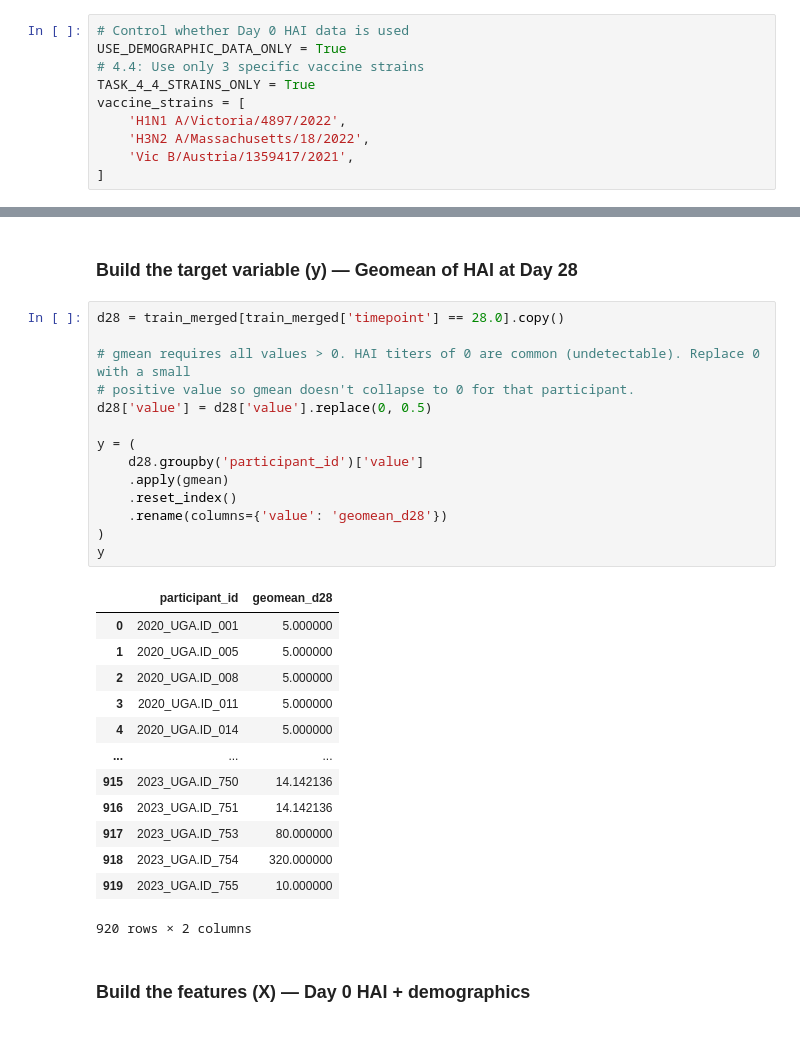
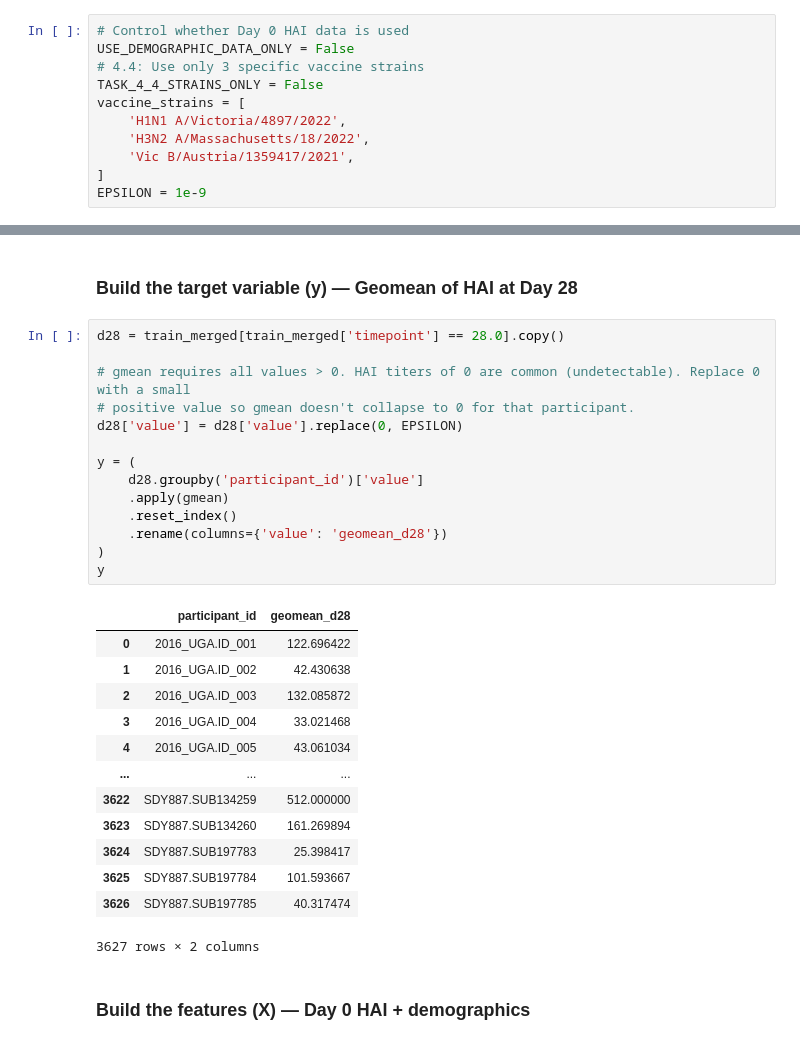
Before and after one commit to DirtyChay/cmi-flu-prediction-challenge, a Jupyter notebook: task_4_5.ipynb, the cells around one changed output, grey strips where cells are left out. Saved outputs shown, nothing was run; the diff lists cells and outputs as text.

```diff
--- a/task_4_5.ipynb
+++ b/task_4_5.ipynb
@@ -1,13 +1,14 @@
 # %%
 # Control whether Day 0 HAI data is used
-USE_DEMOGRAPHIC_DATA_ONLY = True
+USE_DEMOGRAPHIC_DATA_ONLY = False
 # 4.4: Use only 3 specific vaccine strains
-TASK_4_4_STRAINS_ONLY = True
+TASK_4_4_STRAINS_ONLY = False
 vaccine_strains = [
     'H1N1 A/Victoria/4897/2022',
     'H3N2 A/Massachusetts/18/2022',
     'Vic B/Austria/1359417/2021',
 ]
+EPSILON = 1e-9
 # %% [markdown]
 # Tasks
 
@@ -138,31 +139,31 @@ train_merged.head()
 # %%
 d28 = train_merged[train_merged['timepoint'] == 28.0].copy()
 
 # gmean requires all values > 0. HAI titers of 0 are common (undetectable). Replace 0 with a small
 # positive value so gmean doesn't collapse to 0 for that participant.
-d28['value'] = d28['value'].replace(0, 0.5)
+d28['value'] = d28['value'].replace(0, EPSILON)
 
 y = (
     d28.groupby('participant_id')['value']
     .apply(gmean)
     .reset_index()
     .rename(columns={'value': 'geomean_d28'})
 )
 y
 # %% [output]
 |  | participant_id | geomean_d28 |
-| 0 | 2020_UGA.ID_001 | 5.000000 |
-| 1 | 2020_UGA.ID_005 | 5.000000 |
-| 2 | 2020_UGA.ID_008 | 5.000000 |
-| 3 | 2020_UGA.ID_011 | 5.000000 |
-| 4 | 2020_UGA.ID_014 | 5.000000 |
+| 0 | 2016_UGA.ID_001 | 122.696422 |
+| 1 | 2016_UGA.ID_002 | 42.430638 |
+| 2 | 2016_UGA.ID_003 | 132.085872 |
+| 3 | 2016_UGA.ID_004 | 33.021468 |
+| 4 | 2016_UGA.ID_005 | 43.061034 |
 | ... | ... | ... |
-| 915 | 2023_UGA.ID_750 | 14.142136 |
-| 916 | 2023_UGA.ID_751 | 14.142136 |
-| 917 | 2023_UGA.ID_753 | 80.000000 |
-| 918 | 2023_UGA.ID_754 | 320.000000 |
-| 919 | 2023_UGA.ID_755 | 10.000000 |
+| 3622 | SDY887.SUB134259 | 512.000000 |
+| 3623 | SDY887.SUB134260 | 161.269894 |
+| 3624 | SDY887.SUB197783 | 25.398417 |
+| 3625 | SDY887.SUB197784 | 101.593667 |
+| 3626 | SDY887.SUB197785 | 40.317474 |
-920 rows × 2 columns
+3627 rows × 2 columns
 # %% [markdown]
 ### Build the features (X) — Day 0 HAI + demographics
 # %%
```
Also changed, not shown: parts of 7 cells of this notebook.
